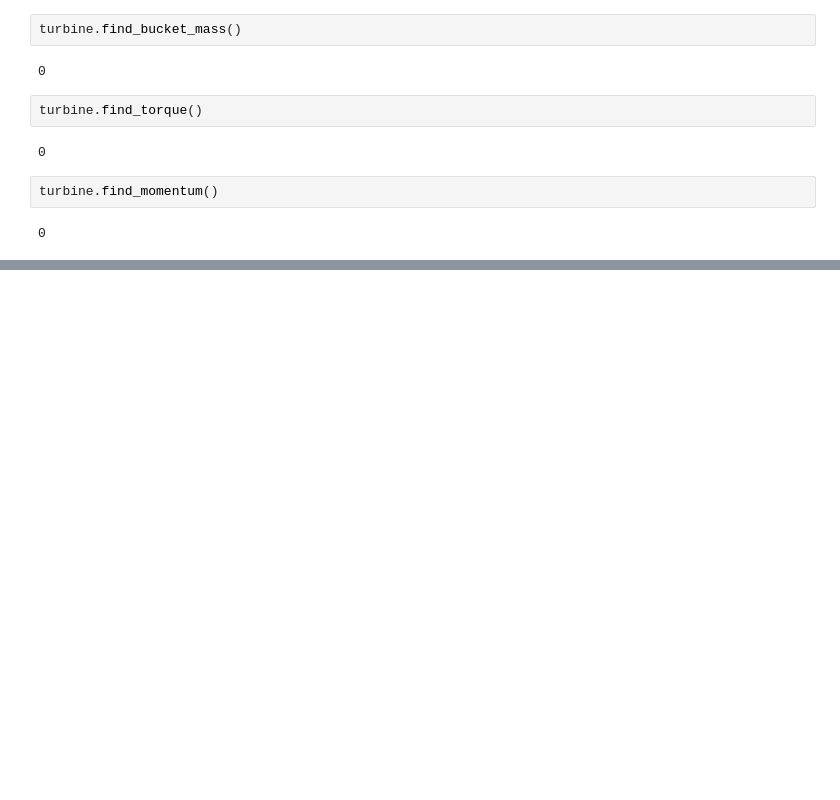
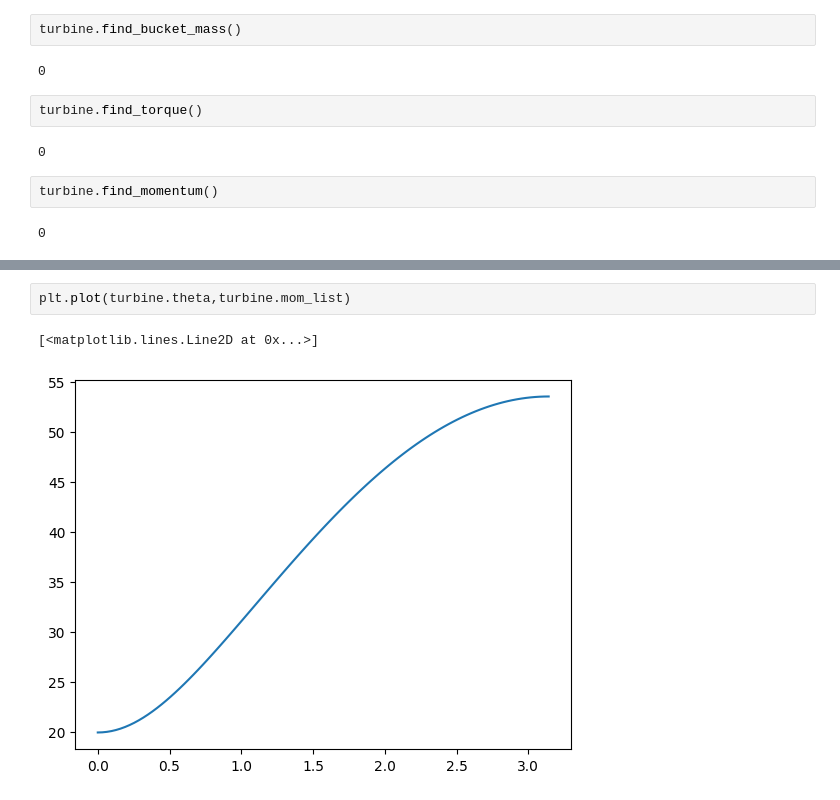
Before and after one commit to pilipb/DP4-code, a Jupyter notebook: test.ipynb, the cells around one changed output, grey strips where cells are left out. Drawn from its saved outputs; the diff is of its cells as text; blank space fills up the shorter version.

```diff
--- a/test.ipynb
+++ b/test.ipynb
@@ -47,0 +62,5 @@ ValueError: The truth value of an array with more than one element is ambiguous.
+# %%
+plt.plot(turbine.theta,turbine.mom_list)
+# %% [output]
+[<matplotlib.lines.Line2D at 0x...>]
+[figure, added]
```
Also changed, not shown: parts of 5 cells of this notebook, 2 other files.
